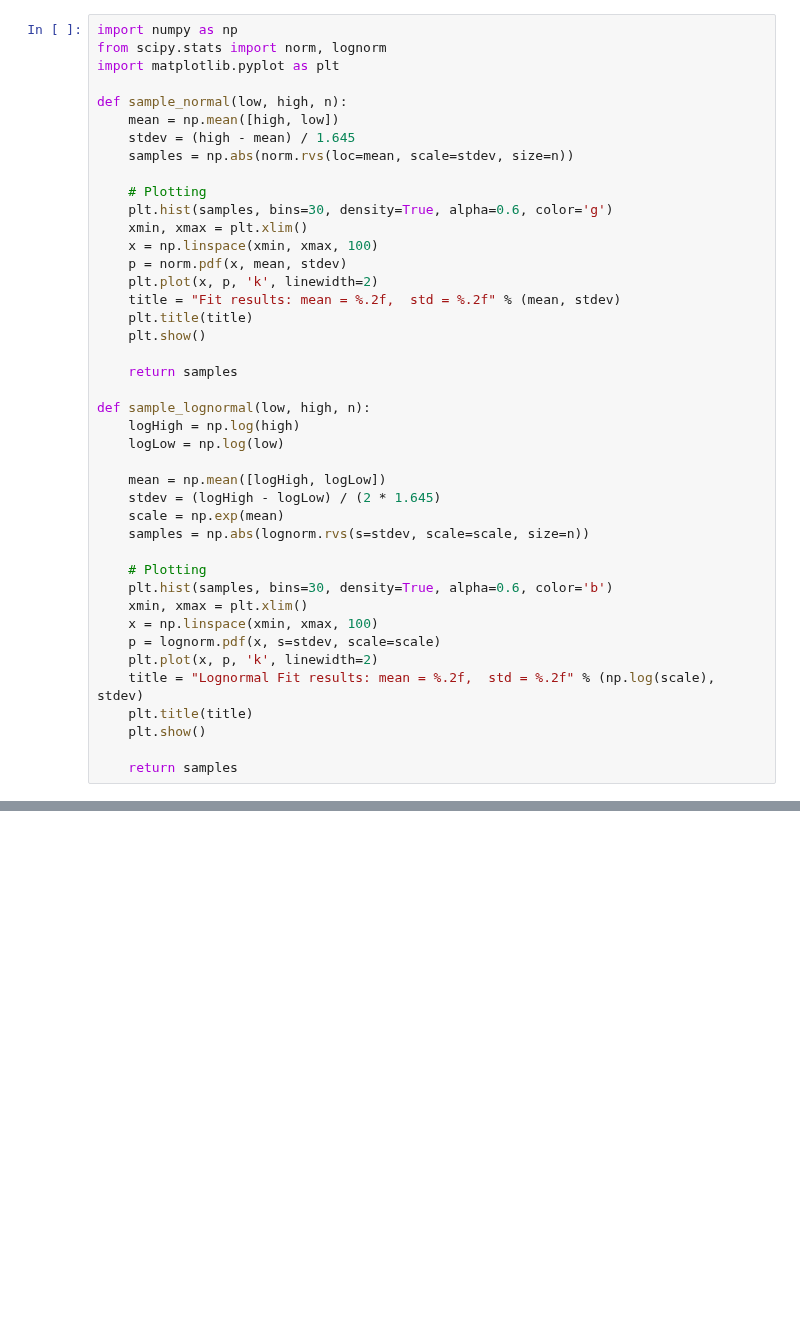
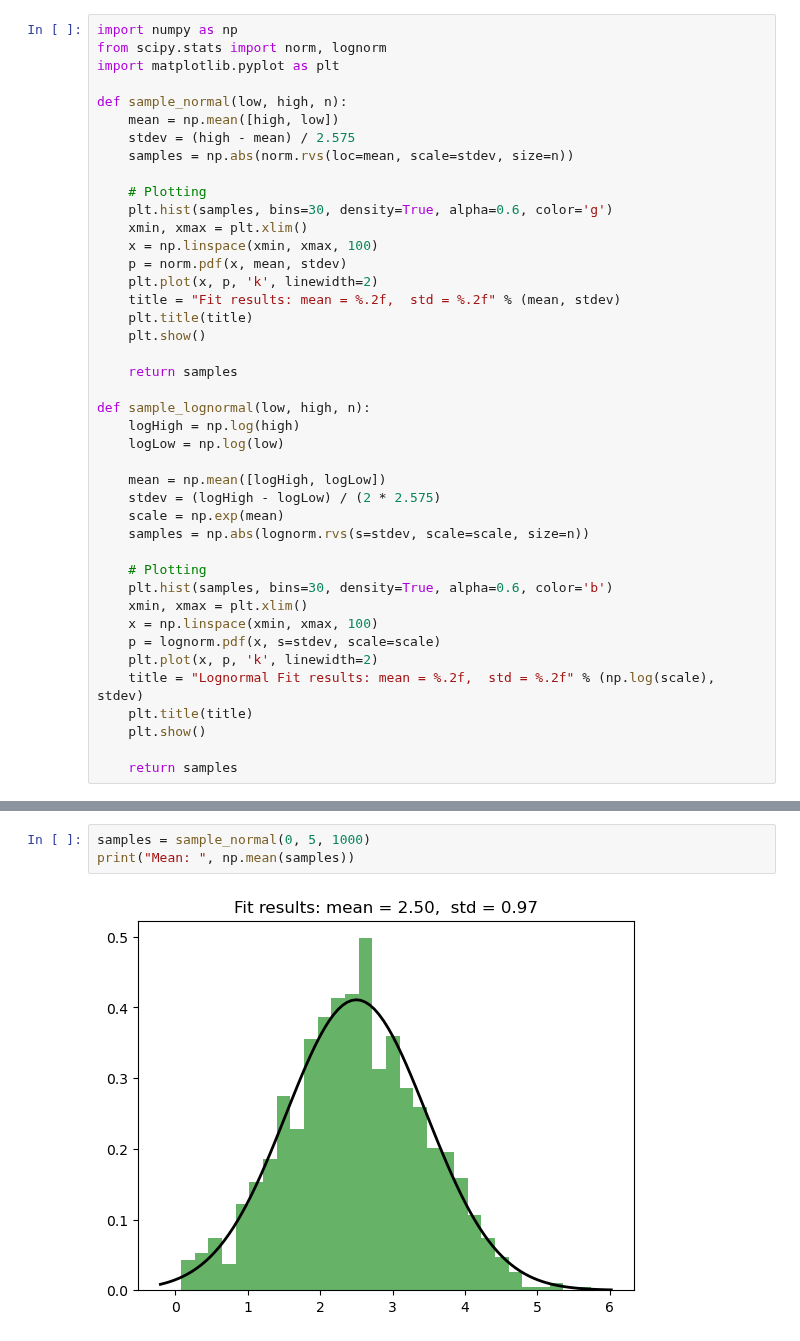
Before and after one commit to allfed/water-access, a Jupyter notebook: scripts/distributions.ipynb, the cells around one changed output, grey strips where cells are left out. Saved outputs shown, nothing was run; the diff lists cells and outputs as text; blank space fills up the shorter version.

```diff
--- a/scripts/distributions.ipynb
+++ b/scripts/distributions.ipynb
@@ -5,7 +5,7 @@ import matplotlib.pyplot as plt
 
 def sample_normal(low, high, n):
     mean = np.mean([high, low])
-    stdev = (high - mean) / 1.645
+    stdev = (high - mean) / 2.575
     samples = np.abs(norm.rvs(loc=mean, scale=stdev, size=n))
 
     # Plotting
@@ -25,7 +25,7 @@ def sample_lognormal(low, high, n):
     logLow = np.log(low)
 
     mean = np.mean([logHigh, logLow])
-    stdev = (logHigh - logLow) / (2 * 1.645)
+    stdev = (logHigh - logLow) / (2 * 2.575)
     scale = np.exp(mean)
     samples = np.abs(lognorm.rvs(s=stdev, scale=scale, size=n))
 
@@ -84,0 +43,5 @@ array([ 2.12381392, 18.25850864,  3.48830097,  9.97921329,  3.17253552,
+# %%
+samples = sample_normal(0, 5, 1000)
+print("Mean: ", np.mean(samples))
+# %% [output]
+[figure, added]
```
Also changed, not shown: parts of 4 cells of this notebook, 8 other files.
